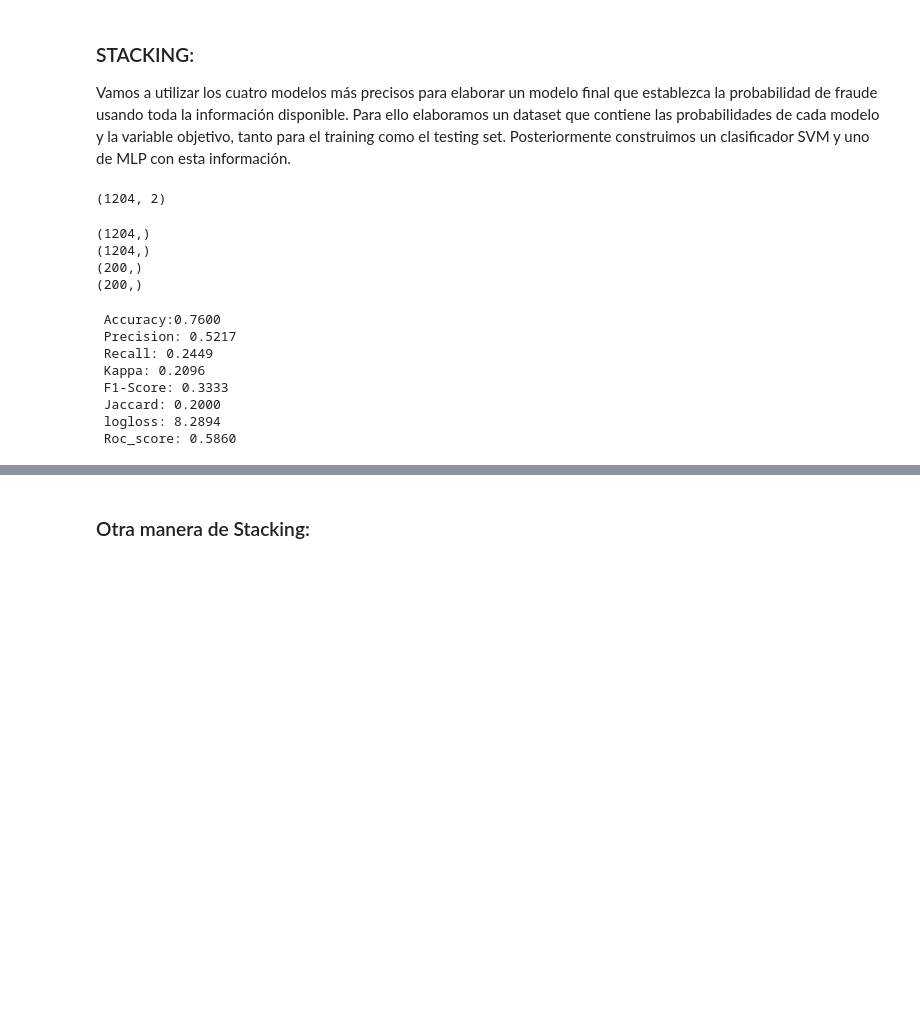
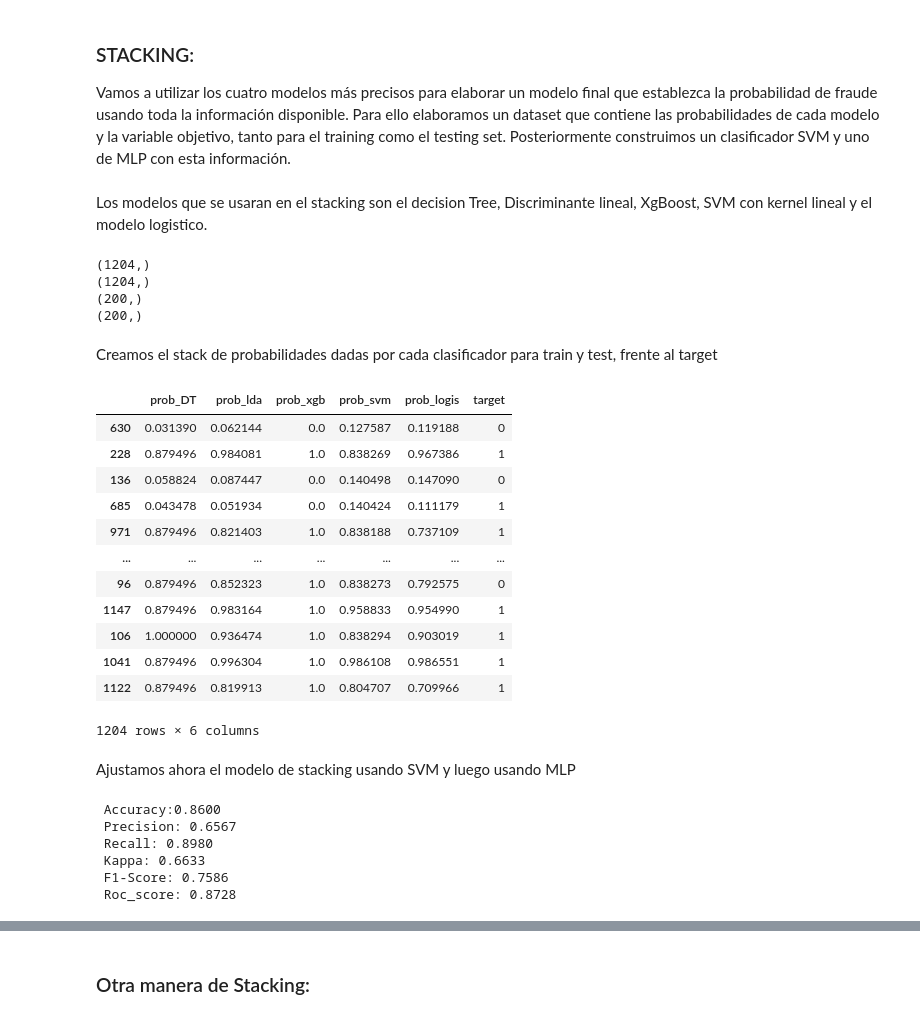
Before and after one commit to JhonHarry/Proyecto_TFM_UOC, a Jupyter notebook: code/insurance_fraud_detection_models.ipynb, the cells around one changed output, grey strips where cells are left out. Cells and saved outputs as stored; diff of their text form; code cells hidden in the pictures; blank space fills up the shorter version.

```diff
--- a/code/insurance_fraud_detection_models.ipynb
+++ b/code/insurance_fraud_detection_models.ipynb
@@ -1842,7 +1631,6 @@ SGDClassifier(early_stopping=True, l1_ratio=0.8, loss='log',
 # %%
 # creamos los pasos para el pipeline dle clasificador
 
-from xgboost import XGBClassifier
 steps = [('XGB', XGBClassifier(objective ='binary:hinge', random_state=4))]
 pipeline = Pipeline(steps)
 parametros={'XGB__n_estimators':[10,15,30,50,100,500,1000, 1500], 'XGB__learning_rate':[0.001, 0.01,0.1,0.5,1]
@@ -1854,7 +1642,7 @@ print("score = %3.4f" %(grid1.score(DataX_test,y_test)))
 print(grid1.best_params_)
 pred_xgb=grid1.predict(DataX_test)
 pred_xgb_train=grid1.predict(DataX_train)
-prob_xgb=grid1.predict_proba(DataX_train)
+prob_xgb_train=grid1.predict_proba(DataX_train)
 prob_xgb_test=grid1.predict_proba(DataX_test)
 
 xgb = metrics(y_test,pred_xgb)
@@ -1904,14 +1686,3 @@ score = 0.6056
 ## Neural networks
 # %% [markdown]
 ### MLP
-# %%
-np.random.seed(1234)
-mlp = MLPClassifier(hidden_layer_sizes=(100,100,100), max_iter=1000)
-mlp.fit(DataX_train,y_train)
-
-y_pred = mlp.predict(DataX_test)
-y_pred_train = mlp.predict(DataX_train)
-proba_mlp=mlp.predict_proba(DataX_train)
-proba_mlp_test=mlp.predict_proba(DataX_test)
-mlp = metrics(y_test,y_pred)
-print(mlp)
@@ -1927,0 +1689,15 @@ None
+# %%
+np.random.seed(1234)
+steps = [('MLP', MLPClassifier(max_iter=1000))]
+pipeline = Pipeline(steps)
+parametros={'MLP__hidden_layer_sizes':[(10,30,10),(20,)], 'MLP__activation':['tanh', 'relu']
+            ,'MLP__solver':['sgd', 'adam'], 'MLP__alpha':[0.0001, 0.05], 'MLP__learning_rate': ['constant','adaptive']}
+grid1=GridSearchCV(pipeline,param_grid=parametros,cv=5,n_jobs=-1,scoring=scoring,refit='kappa')
+grid1.fit(DataX_train,y_train)
+print("score = %3.4f" %(grid1.score(DataX_test,y_test)))
+print(grid1.best_params_)
+pred_mlp=grid1.predict(DataX_test)
+pred_mlp_train=grid1.predict(DataX_train)
+prob_mlp=grid1.predict_proba(DataX_train)
+prob_mlp_test=grid1.predict_proba(DataX_test)
+mlp = metrics(y_test,pred_mlp)
@@ -2200,8 +1965,6 @@ ax=sns.scatterplot(x="dim1",y="dim2",hue="fraud",data=encod_data)
 # %% [markdown]
 ### STACKING:
 Vamos a utilizar los cuatro modelos más precisos para elaborar un modelo final que establezca la probabilidad de fraude usando toda la información disponible. Para ello elaboramos un dataset que contiene las probabilidades de cada modelo y la variable objetivo, tanto para el training como el testing set. Posteriormente construimos un clasificador SVM y uno de MLP con esta información.
-# %%
-proba_mlp.shape
-# %% [output]
-(1204, 2)
+# %% [markdown]
+Los modelos que se usaran en el stacking son el decision Tree, Discriminante lineal, XgBoost, SVM con kernel lineal y el modelo logistico.
 # %%
@@ -2214,15 +1978,36 @@ print(prob_lda_test[:,1].shape)
 (1204,)
 (200,)
 (200,)
+# %% [markdown]
+Creamos el stack de probabilidades dadas por cada clasificador para train y test, frente al target
 # %%
-data_stack_train=pd.DataFrame({'prob_DT':prob_dt_train[:,1], 'prob_lda': prob_lda_train[:,1],'prob_mlp': proba_mlp[:,1],'prob_svm': prob_svm_rbf_pca[:,1],'prob_lstm':y_pred_lstm_proba[:,0],'target':y_train})
-data_stack_test=pd.DataFrame({'prob_DT':prob_dt_test[:,1], 'prob_lda': prob_lda_test[:,1],'prob_mlp': proba_mlp_test[:,1],'prob_svm': prob_svm_rbf_pca_test[:,1],'prob_lstm':y_pred_lstm_proba_test[:,0],'target':y_test})
+data_stack_train=pd.DataFrame({'prob_DT':prob_dt_train[:,1], 'prob_lda': prob_lda_train[:,1],'prob_xgb': prob_xgb_train[:,1],'prob_svm': prob_svm_lin_train[:,1],'prob_logis':prob_lass_train[:,1],'target':y_train})
+data_stack_test=pd.DataFrame({'prob_DT':prob_dt_test[:,1], 'prob_lda': prob_lda_test[:,1],'prob_xgb': prob_xgb_test[:,1],'prob_svm': prob_svm_lin_test[:,1],'prob_logis':prob_lass_test[:,1],'target':y_test})
 data_stack_train.head()
+
 ###shuffle data
 data_stack_train=data_stack_train.sample(frac=1)
+# %%
+data_stack_train
+# %% [output]
+|  | prob_DT | prob_lda | prob_xgb | prob_svm | prob_logis | target |
+| 630 | 0.031390 | 0.062144 | 0.0 | 0.127587 | 0.119188 | 0 |
+| 228 | 0.879496 | 0.984081 | 1.0 | 0.838269 | 0.967386 | 1 |
+| 136 | 0.058824 | 0.087447 | 0.0 | 0.140498 | 0.147090 | 0 |
+| 685 | 0.043478 | 0.051934 | 0.0 | 0.140424 | 0.111179 | 1 |
+| 971 | 0.879496 | 0.821403 | 1.0 | 0.838188 | 0.737109 | 1 |
+| ... | ... | ... | ... | ... | ... | ... |
+| 96 | 0.879496 | 0.852323 | 1.0 | 0.838273 | 0.792575 | 0 |
+| 1147 | 0.879496 | 0.983164 | 1.0 | 0.958833 | 0.954990 | 1 |
+| 106 | 1.000000 | 0.936474 | 1.0 | 0.838294 | 0.903019 | 1 |
+| 1041 | 0.879496 | 0.996304 | 1.0 | 0.986108 | 0.986551 | 1 |
+| 1122 | 0.879496 | 0.819913 | 1.0 | 0.804707 | 0.709966 | 1 |
+1204 rows × 6 columns
+# %% [markdown]
+Ajustamos ahora el modelo de stacking usando SVM y luego usando MLP
 # %%
 metrica='accuracy'
-steps = [("SVM_stack", SVC(kernel="rbf",probability=True))]
+steps = [("SVM_stack", SVC(probability=True))]
 pipeline = Pipeline(steps)
 parametros = {'SVM_stack__C':[0.01,0.1,1,10], 'SVM_stack__gamma':[0.05,0.01, 1, 5]}
 grid1 = GridSearchCV(pipeline, param_grid=parametros, cv=5, scoring=metrica,n_jobs=-1)
@@ -2233,14 +2018,12 @@ prob_svm_stack_test=grid1.predict_proba(data_stack_test.iloc[:,0:4])
 metrics(data_stack_test.iloc[:,5],y_svm_stack)
 #metrics(data_stack_train.iloc[:,4],y_svm_stack_train)
 # %% [output]
- Accuracy:0.7600
- Precision: 0.5217
- Recall: 0.2449
- Kappa: 0.2096
- F1-Score: 0.3333
- Jaccard: 0.2000
- logloss: 8.2894
- Roc_score: 0.5860
+ Accuracy:0.8600
+ Precision: 0.6567
+ Recall: 0.8980
+ Kappa: 0.6633
+ F1-Score: 0.7586
+ Roc_score: 0.8728
 # %%
 ##stacking usando MLP
 mlp = MLPClassifier(hidden_layer_sizes=(150,150,150), max_iter=1000)
```
Also changed, not shown: parts of 135 cells of this notebook.
